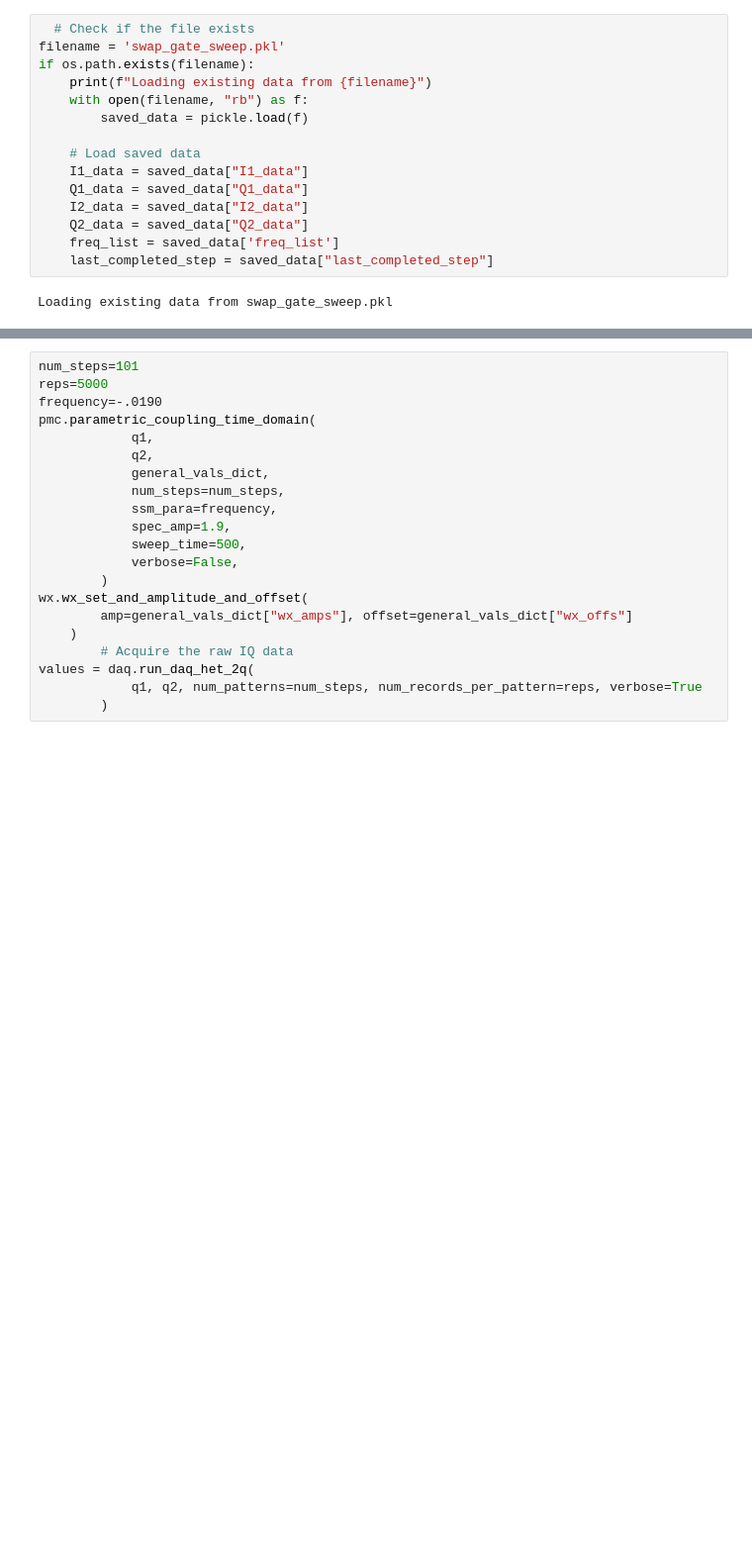
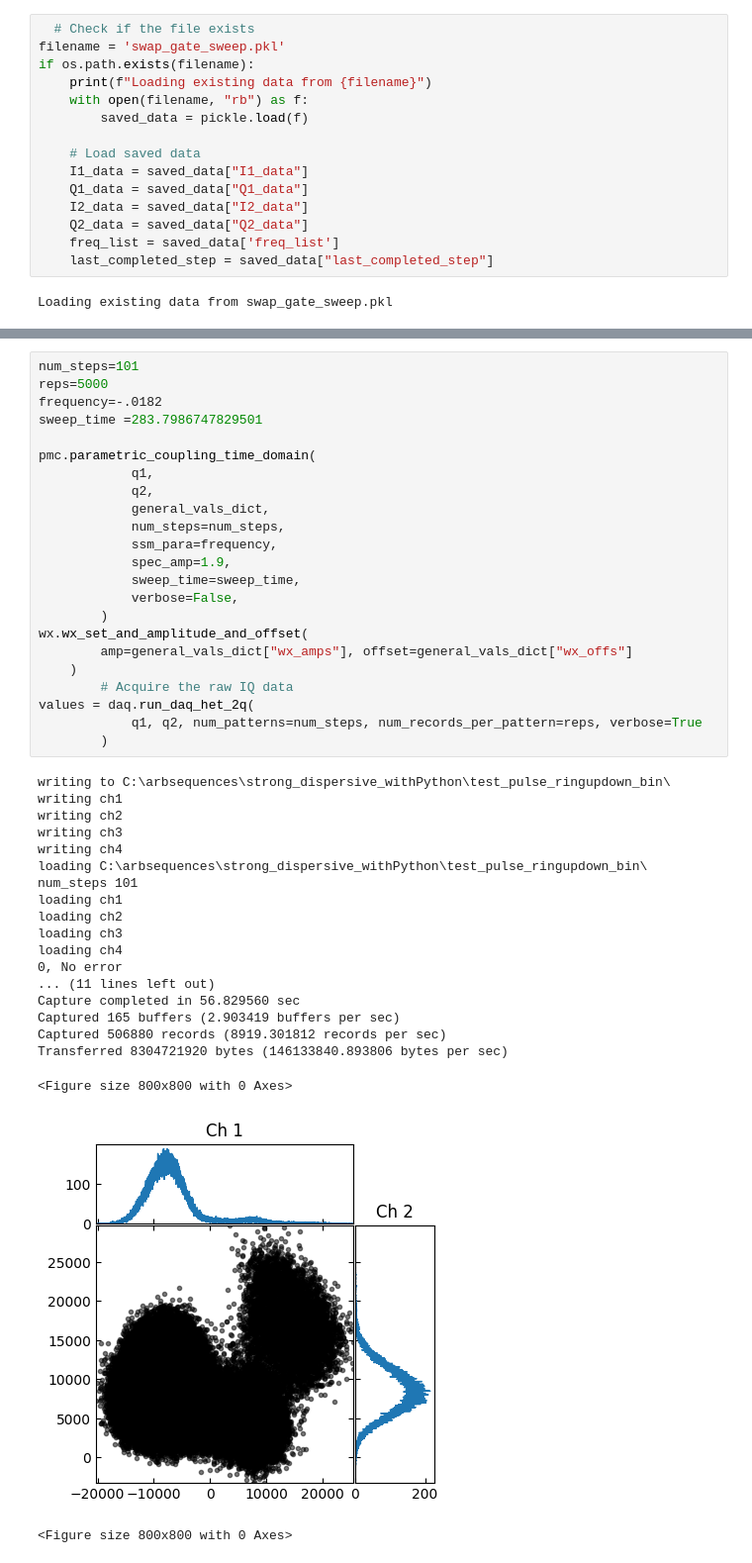
Before and after one commit to Katermurch/BlueFridgeNonLin, a Jupyter notebook: swap_gate_sweep.ipynb, the cells around one changed output, grey strips where cells are left out. Shown: that part at 99% size. Drawn from its saved outputs; the diff is of its cells as text; blank space fills up the shorter version.

```diff
--- a/swap_gate_sweep.ipynb
+++ b/swap_gate_sweep.ipynb
@@ -213,21 +237,44 @@ plt.show()
 # %%
 num_steps=101
 reps=5000
-frequency=-.0190
+frequency=-.0182
+sweep_time =283.7986747829501
+
 pmc.parametric_coupling_time_domain(
             q1,
             q2,
             general_vals_dict,
             num_steps=num_steps,
             ssm_para=frequency,
             spec_amp=1.9,
-            sweep_time=500,
+            sweep_time=sweep_time,
             verbose=False,
         )
 wx.wx_set_and_amplitude_and_offset(
         amp=general_vals_dict["wx_amps"], offset=general_vals_dict["wx_offs"]
     )
         # Acquire the raw IQ data
 values = daq.run_daq_het_2q(
             q1, q2, num_patterns=num_steps, num_records_per_pattern=reps, verbose=True
         )
+# %% [output]
+writing to C:\arbsequences\strong_dispersive_withPython\test_pulse_ringupdown_bin\
+writing ch1
+writing ch2
+writing ch3
+writing ch4
+loading C:\arbsequences\strong_dispersive_withPython\test_pulse_ringupdown_bin\
+num_steps 101
+loading ch1
+loading ch2
+loading ch3
+loading ch4
+0, No error
+... (11 lines left out)
+Capture completed in 56.829560 sec
+Captured 165 buffers (2.903419 buffers per sec)
+Captured 506880 records (8919.301812 records per sec)
+Transferred 8304721920 bytes (146133840.893806 bytes per sec)
+<Figure size 800x800 with 0 Axes>
+[figure, added]
+<Figure size 800x800 with 0 Axes>
```
Also changed, not shown: parts of 10 cells of this notebook, 1 other file.
